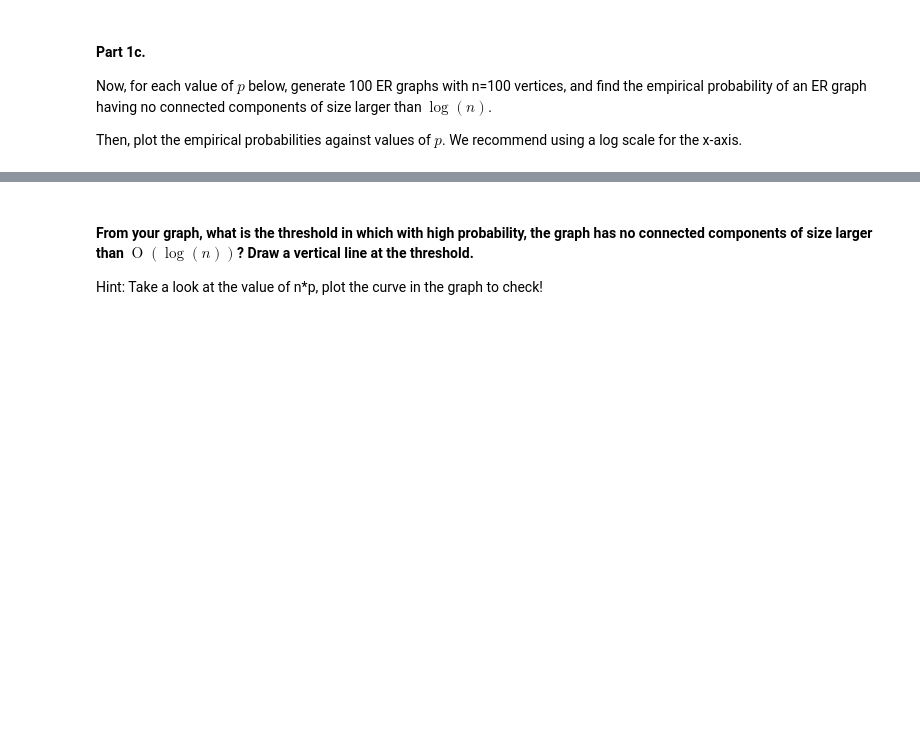
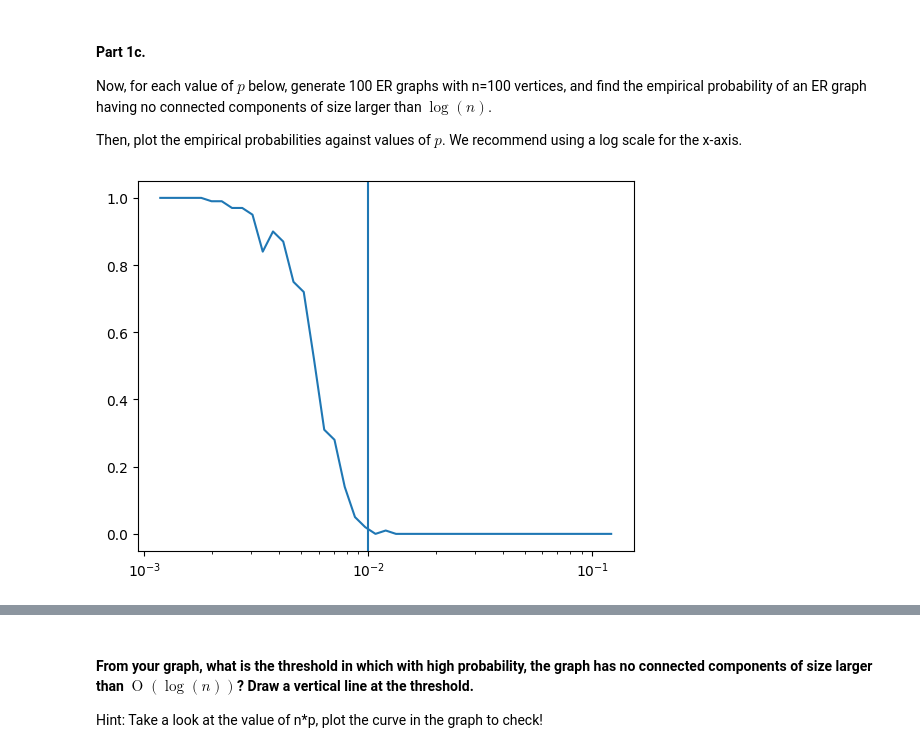
Before and after one commit to 3LucasZ/UCB, a Jupyter notebook: 126/lab6/er.ipynb, the cells around one changed output, grey strips where cells are left out. Saved outputs shown, nothing was run; the diff lists cells and outputs as text; code cells hidden in the pictures; blank space fills up the shorter version.

```diff
--- a/126/lab6/er.ipynb
+++ b/126/lab6/er.ipynb
@@ -281,20 +293,31 @@ Then, plot the empirical probabilities against values of $p$. We recommend using
 # %%
 p_vals = [0.9**i for i in range(20, 65)]
 num_trials = 100
 n = 100
 logn = np.log2(n)
 
 def prob_no_large_component(n: int, p: float, num_trials: int) -> float:
-    ...
+    successes = 0
+    for _ in range(num_trials):
+        g = G_ER(n, p)
+        if largest_component_size(g) < logn:
+            successes += 1
+    return successes / num_trials
 
 empirical_probs = []
 """Please store your empirical probabilities in the list empirical_probs, otherwise the tests will fail!"""
 for p in p_vals:
     empirical_probs.append(prob_no_large_component(n, p, num_trials))
 
 assert len(empirical_probs) == len(p_vals)
 
 # Plot the empirical probabilities against values of p. We recommend using a log scale for the x-axis.
-...
+plt.plot(p_vals, empirical_probs)
+thresh = 1/n
+plt.axvline(x=thresh)
+plt.xscale('log')
+plt.show()
+# %% [output]
+[figure, added]
 # %%
 grader.check("1c")
```
Also changed, not shown: parts of 19 cells of this notebook.
